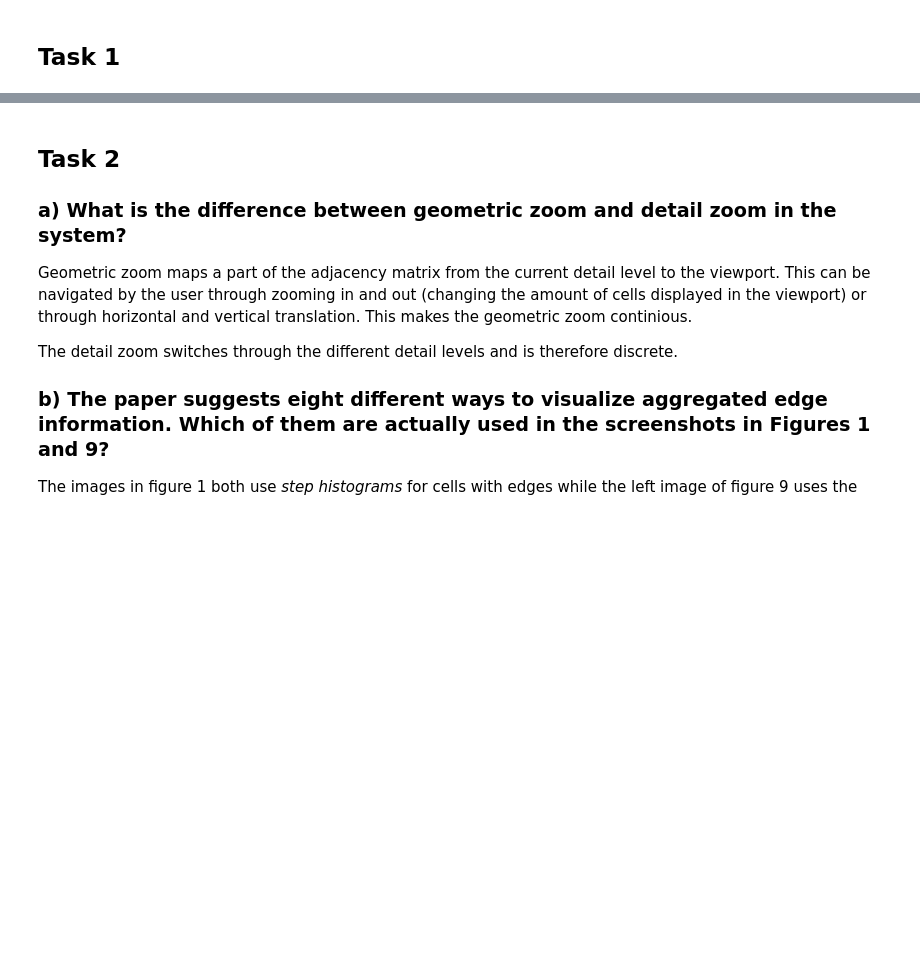
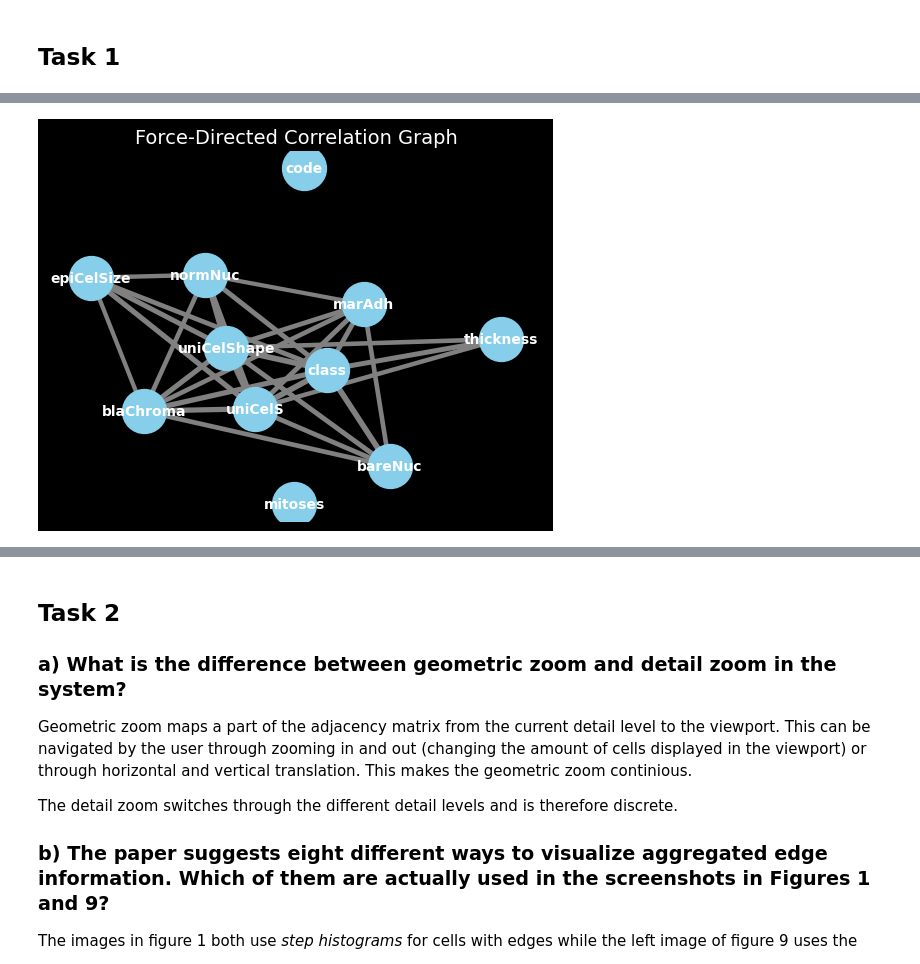
Before and after one commit to Knniff/VisualDataAnalysisSS25, a Jupyter notebook: sheet7/sheet7_vandeLocht_Beckers_Kalvelage.ipynb, the cells around one changed output, grey strips where cells are left out. Saved outputs shown, nothing was run; the diff lists cells and outputs as text; code cells hidden in the pictures; blank space fills up the shorter version.

```diff
--- a/sheet7/sheet7_vandeLocht_Beckers_Kalvelage.ipynb
+++ b/sheet7/sheet7_vandeLocht_Beckers_Kalvelage.ipynb
@@ -6,0 +24,7 @@ Johannes van de Locht, Finn Kalvelage, Anna Beckers
+# %%
+# a)
+import pandas as pd
+
+
+df = pd.read_excel("breast-cancer-wisconsin.xlsx")
+df.head()
@@ -6,0 +38,4 @@ Johannes van de Locht, Finn Kalvelage, Anna Beckers
+# %%
+# fill in missing values like on sheet 3
+df['bareNuc'] = df['bareNuc'].fillna(df['bareNuc'].mode()[0])
+df.isna().any()
@@ -6,0 +55,4 @@ Johannes van de Locht, Finn Kalvelage, Anna Beckers
+# %%
+# calculate pearson correlation between every pair of variables
+correlation_matrix = df.corr(method='pearson')
+print(correlation_matrix)
@@ -6,0 +77,50 @@ Johannes van de Locht, Finn Kalvelage, Anna Beckers
+# %%
+# b)
+import numpy as np
+import networkx as nx
+import matplotlib.pyplot as plt
+
+
+G = nx.Graph()
+
+# add all nodes (so disconnected ones are included)
+G.add_nodes_from(correlation_matrix.columns)
+
+# nodes and edges based on correlation threshold phi > 0.6
+threshold = 0.6
+for i in correlation_matrix.columns:
+    for j in correlation_matrix.columns:
+        if i != j:
+            weight = correlation_matrix.loc[i, j]
+            if abs(weight) >= threshold:
+                G.add_edge(i, j, weight=weight)
+
+# graph with force-directed layout (parameters set so disconnected nodes are relatively close)
+pos = nx.spring_layout(
+    G,
+    k=1,            # lower = tighter spacing
+    iterations=25,   # higher = more convering
+    seed=42,
+    scale=2.0,
+    center=(0, 0)
+)
+
+# Edge colors & widths based on weight
+edges = G.edges(data=True)
+weights = [abs(data['weight']) for _, _, data in edges]
+
+
+# nodes
+nx.draw_networkx_nodes(G, pos, node_size=1000, node_color='skyblue')
+# edges
+nx.draw_networkx_edges(G, pos, width=[w * 5 for w in weights], edge_color='gray')
+
+# node labels
+nx.draw_networkx_labels(G, pos, font_size=10, font_weight='bold', font_color='white')
+
+
+plt.title("Force-Directed Correlation Graph", fontsize=14)
+plt.axis('off')
+plt.show()
+# %% [output]
+[figure, added]
```
Also changed, not shown: parts of 9 cells of this notebook, 1 other file.
